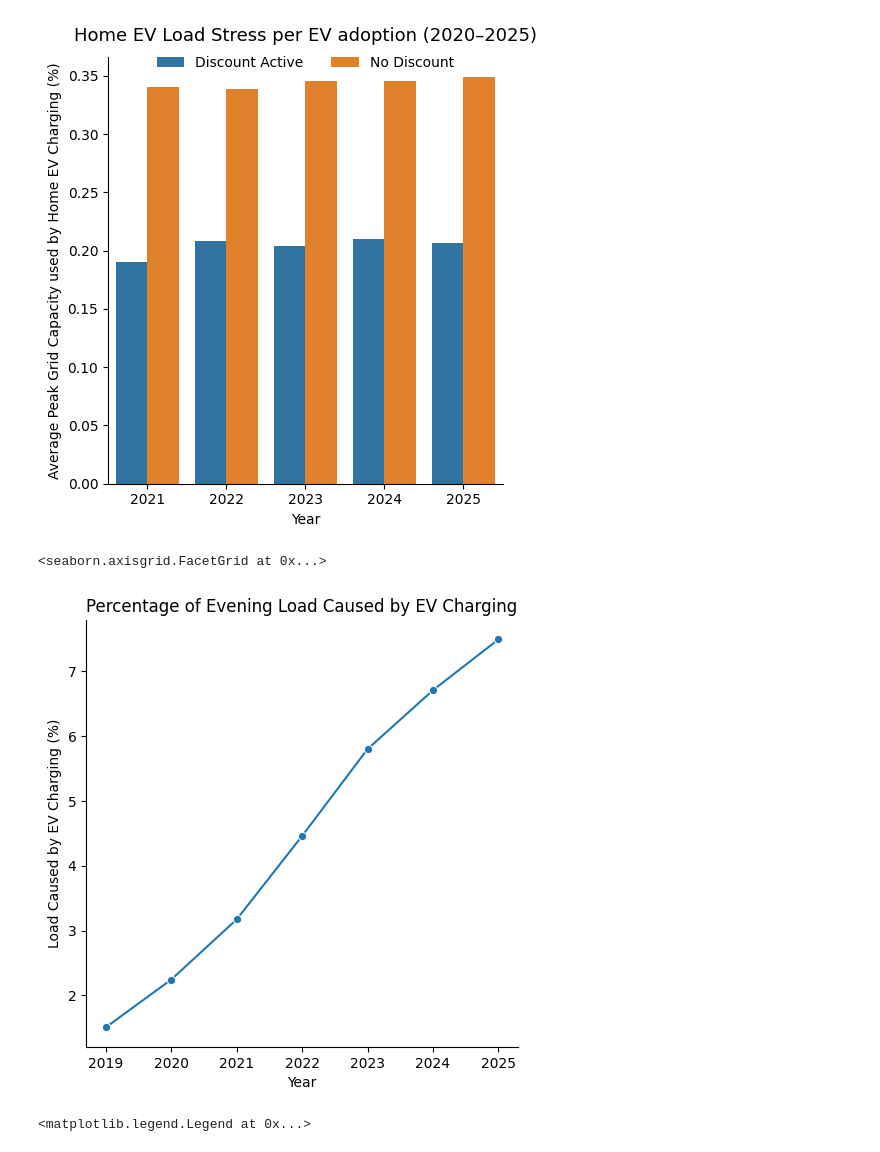
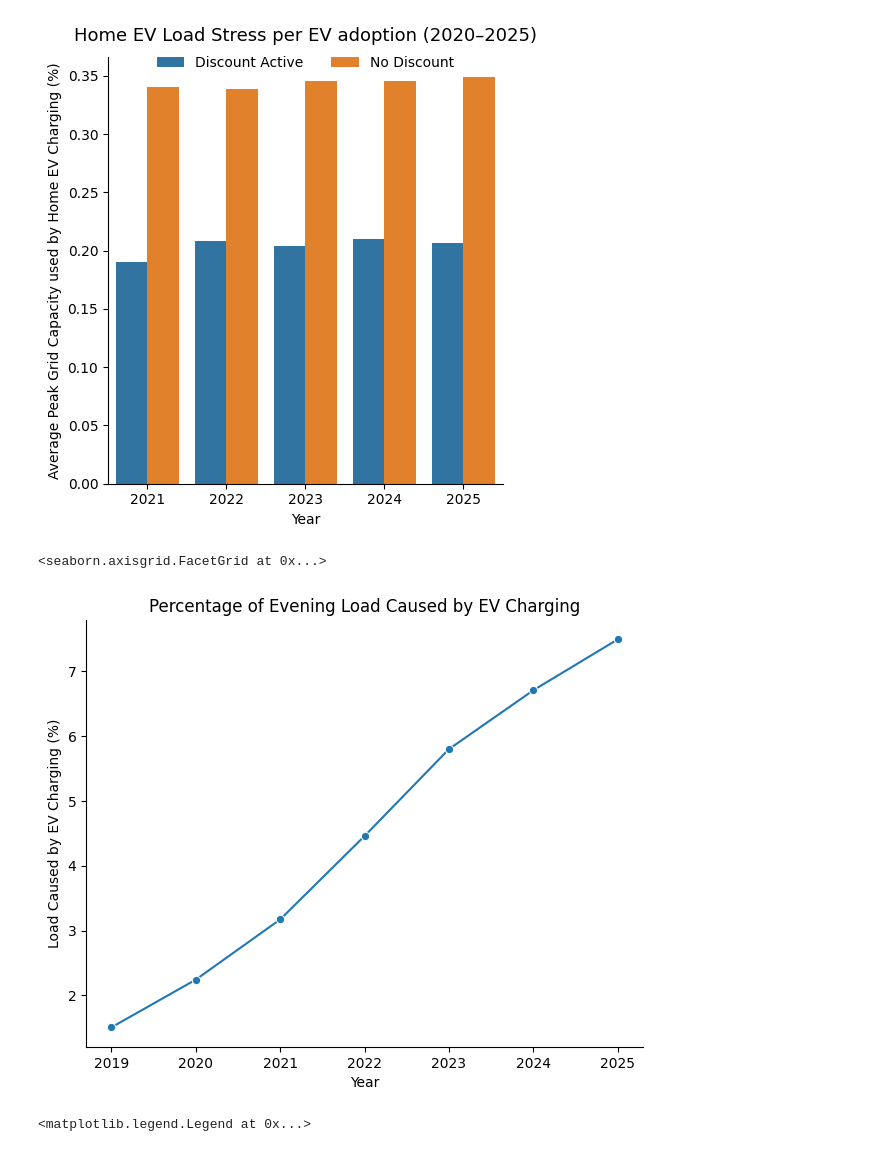
Before and after one commit to shresta-28/TSA_DataScienceandAnalytics, a Jupyter notebook: ev_strain_dataScience_TSA.ipynb, the cells around one changed output. Saved outputs shown, nothing was run; the diff lists cells and outputs as text; code cells hidden in the pictures.

```diff
--- a/ev_strain_dataScience_TSA.ipynb
+++ b/ev_strain_dataScience_TSA.ipynb
@@ -172,15 +172,15 @@ sns.move_legend(yearly_evening_byPolicy_graph,  loc="lower center",
 # %%
 evening_load = ev_grid_working[
     ev_grid_working["Time_Block"] == "Evening_Peak"
 ].copy()
 
 evening_load["EV_Caused_Load_Pct"] = (evening_load["EV_Charging_Load_MW"] / evening_load["Total_Load_MW"]) * 100
 evening_load_mean = evening_load.groupby("Year")["EV_Caused_Load_Pct"].mean()
-ev_caused_load_graph = sns.relplot(pd.DataFrame(evening_load_mean), y="EV_Caused_Load_Pct", x="Year", kind="line", marker="o")
+ev_caused_load_graph = sns.relplot(pd.DataFrame(evening_load_mean), y="EV_Caused_Load_Pct", x="Year", kind="line", marker="o", aspect=10/8)
 ev_caused_load_graph.set(title="Percentage of Evening Load Caused by EV Charging", xlabel="Year", ylabel="Load Caused by EV Charging (%)")
 # %% [output]
 <seaborn.axisgrid.FacetGrid at 0x...>
-[figure, old version]
+[figure, new version]
 # %%
 total_stress_table = ev_grid_working[ev_grid_working["Time_Block"]=="Evening_Peak"].pivot_table(
   index="Zone_Name", columns="Year", values="Total_Stress_Pct", aggfunc="mean"
```
